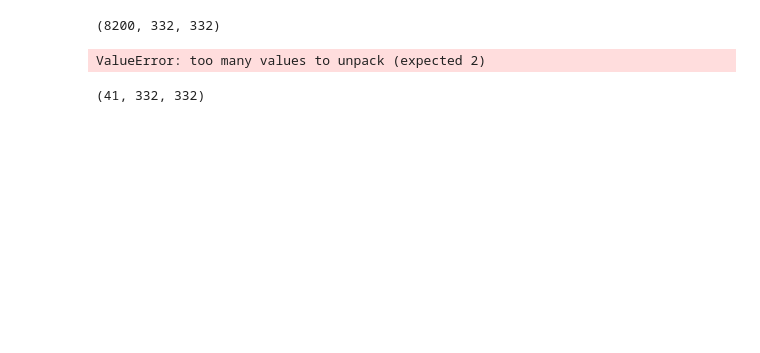
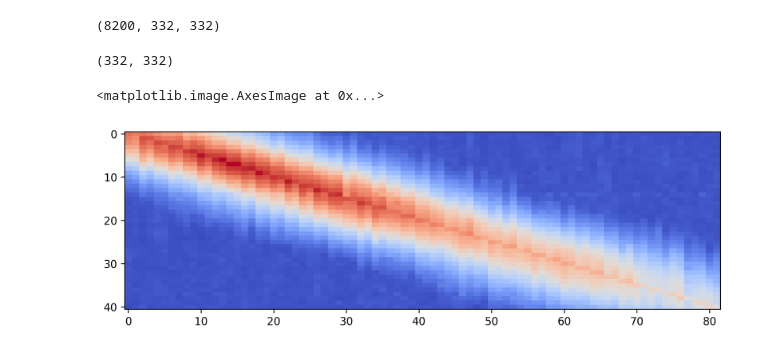
Before and after one commit to ZilongJi/2D2P, a Jupyter notebook: notebook/ProcessBufferTif.ipynb, the cells around one changed output. Cells and saved outputs as stored; diff of their text form; code cells hidden in the pictures; blank space fills up the shorter version.

```diff
--- a/notebook/ProcessBufferTif.ipynb
+++ b/notebook/ProcessBufferTif.ipynb
@@ -87,13 +84,17 @@ frames_crop = get_unrotate_crop_cv2(frames, angles, Rotcenter)
 frames_crop.shape
 # %% [output]
 (8200, 332, 332)
+# %%
+refImgs = [meanZstacks_cv[z] for z in range(meanZstacks_cv.shape[0])]
+# %% [output]
+(332, 332)
 # %%
 device = torch.device("cuda")
-
-cmax_all = zalign.register_to_zstack(f_align_in=frames_crop, refImgs=meanZstacks_cv, nonrigid=False, device=device)
+frames_selected = frames_crop[::100]
+cmax_all = zalign.register_to_zstack(f_align_in=frames_selected, refImgs=refImgs, nonrigid=True, device=device)
-# %% [output]
-ValueError: too many values to unpack (expected 2)
 # %%
-meanZstacks_cv.shape
+fig, ax = plt.subplots(figsize=(10, 3),dpi=300)
+plt.imshow(cmax_all.T, cmap='coolwarm', aspect='auto')
 # %% [output]
-(41, 332, 332)
+<matplotlib.image.AxesImage at 0x...>
+[figure, added]
```
Also changed, not shown: parts of 2 cells of this notebook, 1 other file.
